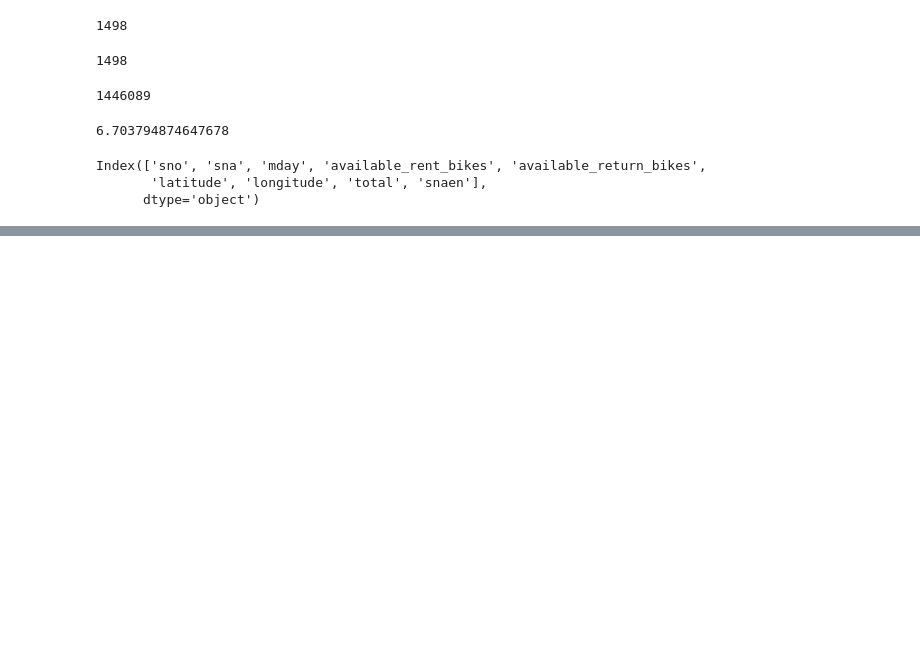
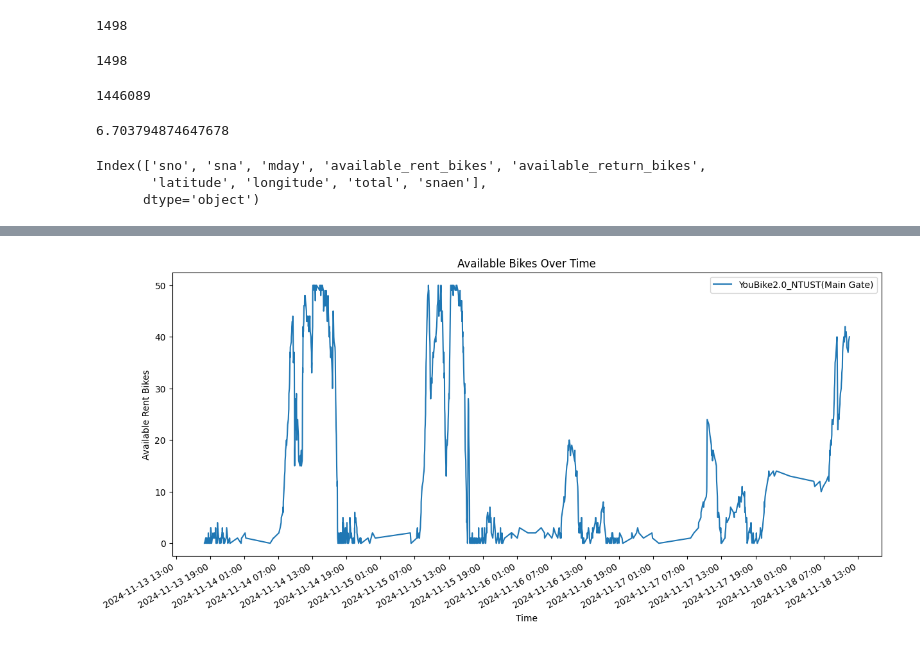
Before and after one commit to mojoee/YouBikeLive, a Jupyter notebook: src/visualizingData.ipynb, the cells around one changed output, grey strips where cells are left out. Saved outputs shown, nothing was run; the diff lists cells and outputs as text; code cells hidden in the pictures; blank space fills up the shorter version.

```diff
--- a/src/visualizingData.ipynb
+++ b/src/visualizingData.ipynb
@@ -139 +139,5 @@ plot_available_bikes(df, station_ids=['500101024', '500101025'])
+# %%
+plot_available_bikes(df, station_ids=['500101024'])
+# %% [output]
+[figure, added]
 # %%
```
Also changed, not shown: parts of 5 cells of this notebook, 2 other files.
